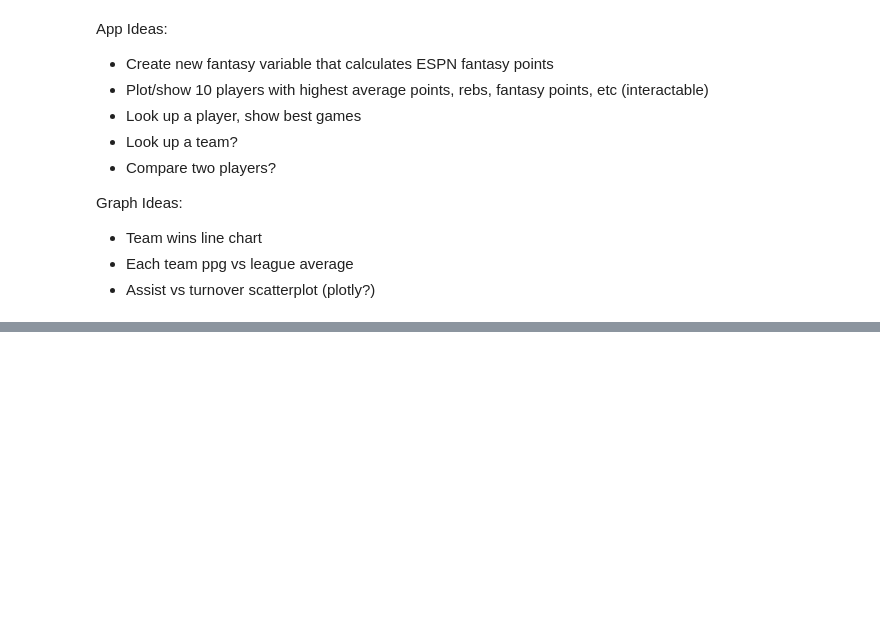
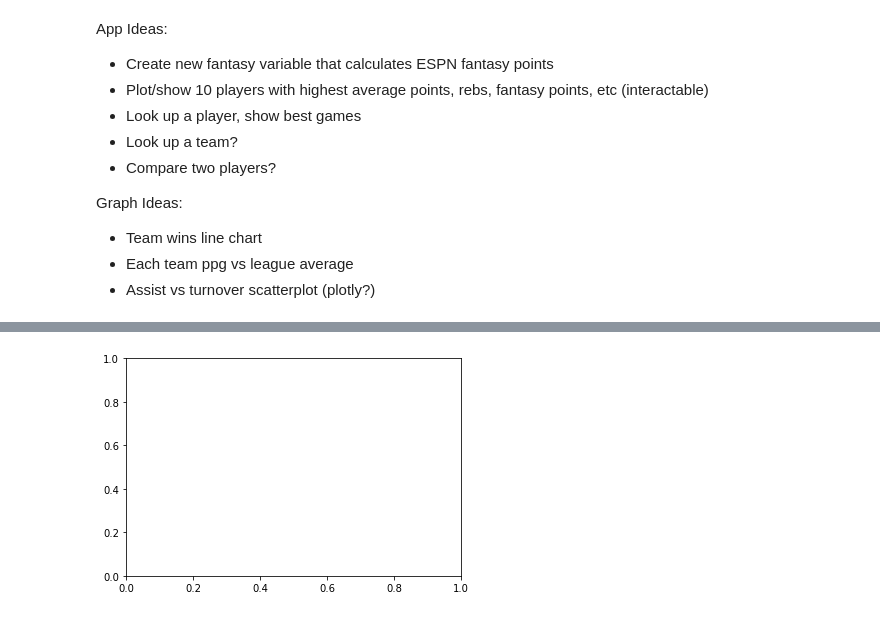
Before and after one commit to parkcherrington/NBA_Project, a Jupyter notebook: NBA_EDA.ipynb, the cells around one changed output, grey strips where cells are left out. Saved outputs shown, nothing was run; the diff lists cells and outputs as text; code cells hidden in the pictures; blank space fills up the shorter version.

```diff
--- a/NBA_EDA.ipynb
+++ b/NBA_EDA.ipynb
@@ -61,6 +79,10 @@ Text(0.5, 0, 'Total Turnovers')
 # %%
+fig = plt.figure()
+ax1 = fig.add_subplot(111)
 # Top 15 most rebounds average (with league average included)
 
 # Top 15 counts rebounds (with weighted league average included)
+# %% [output]
+[figure, added]
 # %%
 # Fantasy leaders with stacked barcharts that include pts, rebs, asts, etc
```
Also changed, not shown: parts of 7 cells of this notebook, 1 other file.
